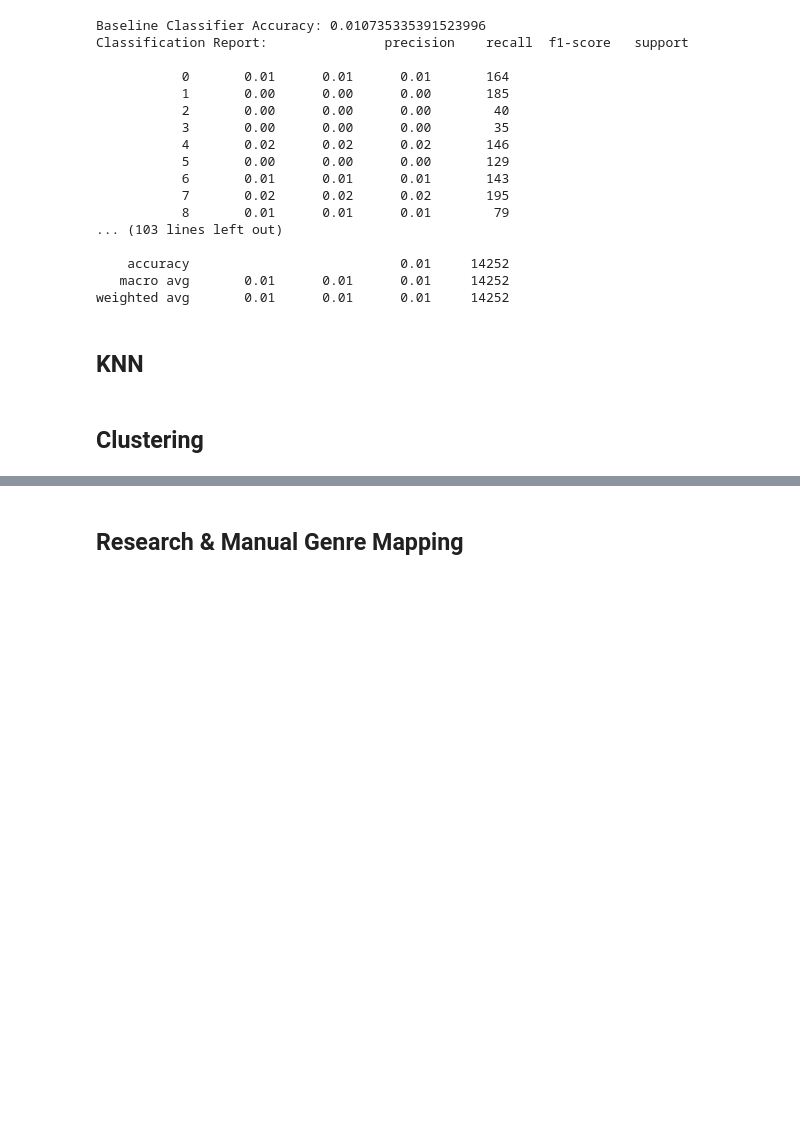
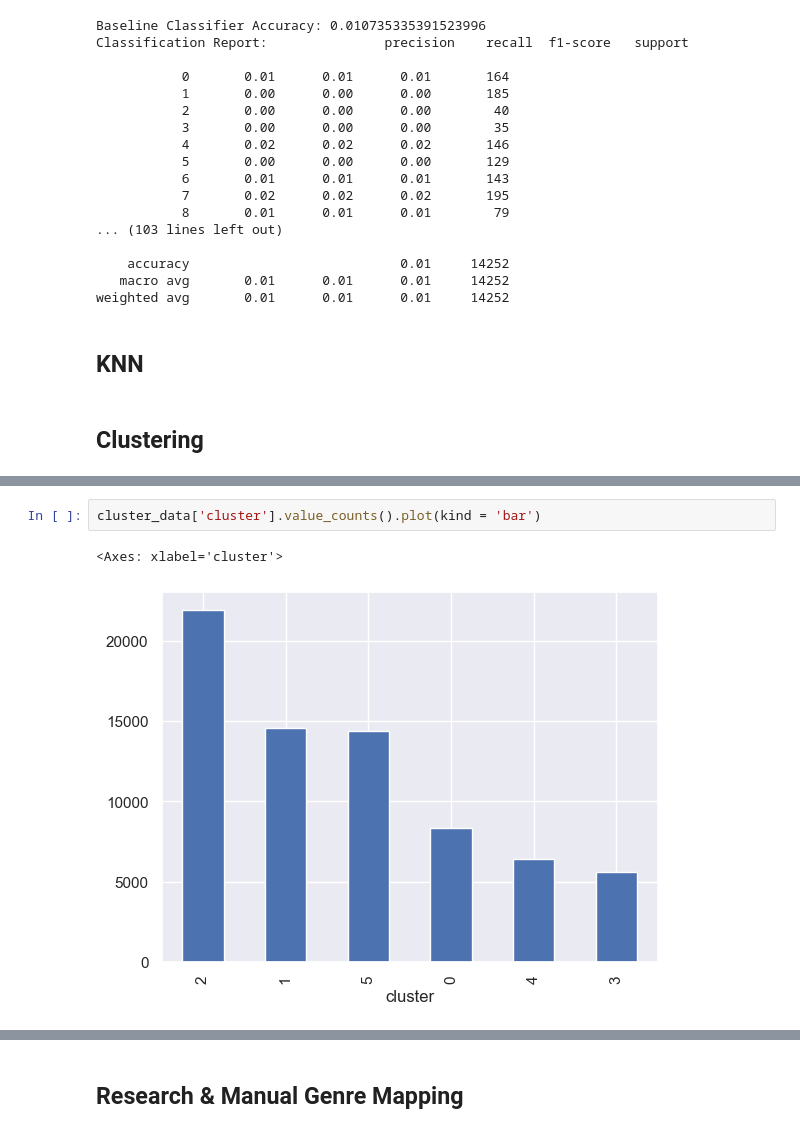
Before and after one commit to ynackash/genre-classification, a Jupyter notebook: main.ipynb, the cells around one changed output, grey strips where cells are left out. Saved outputs shown, nothing was run; the diff lists cells and outputs as text; blank space fills up the shorter version.

```diff
--- a/main.ipynb
+++ b/main.ipynb
@@ -302,0 +341,5 @@ weighted avg       0.01      0.01      0.01     14252
+# %%
+cluster_data['cluster'].value_counts().plot(kind = 'bar')
+# %% [output]
+<Axes: xlabel='cluster'>
+[figure, added]
```
Also changed, not shown: parts of 35 cells of this notebook.
